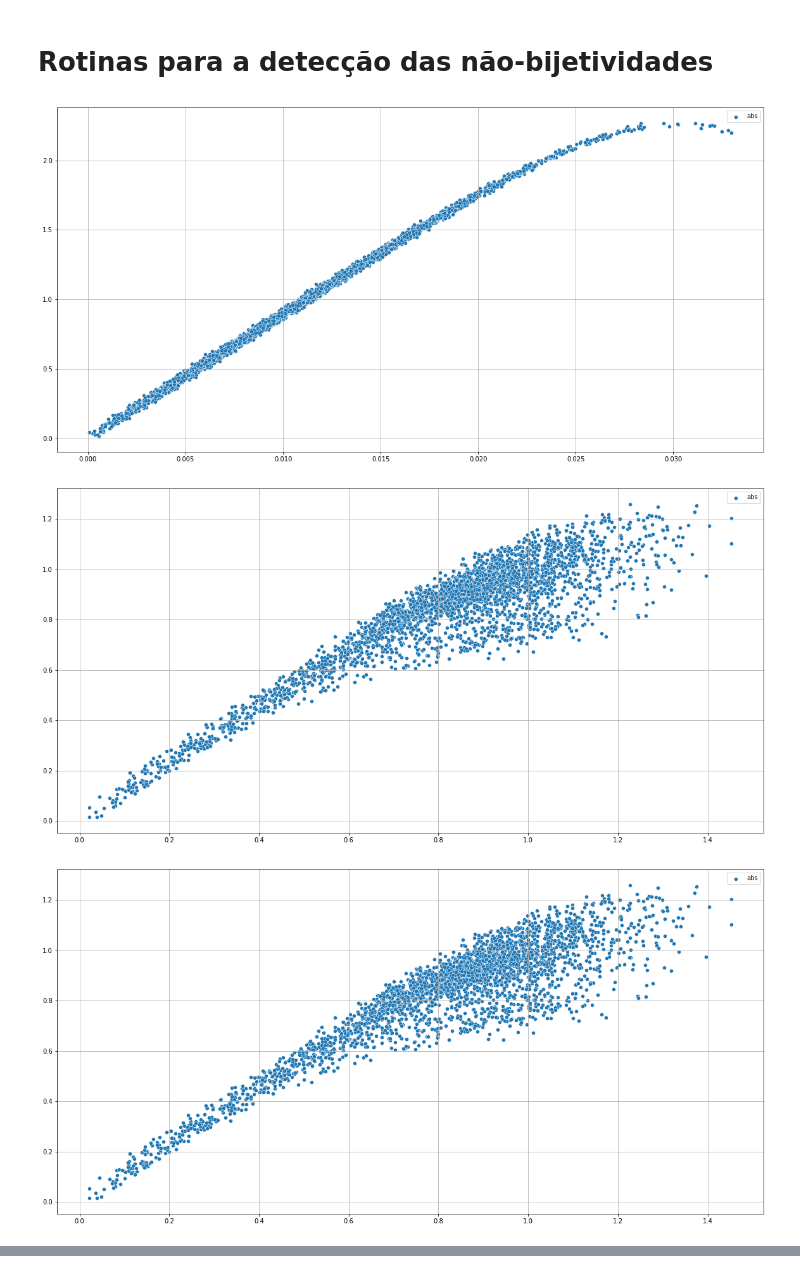
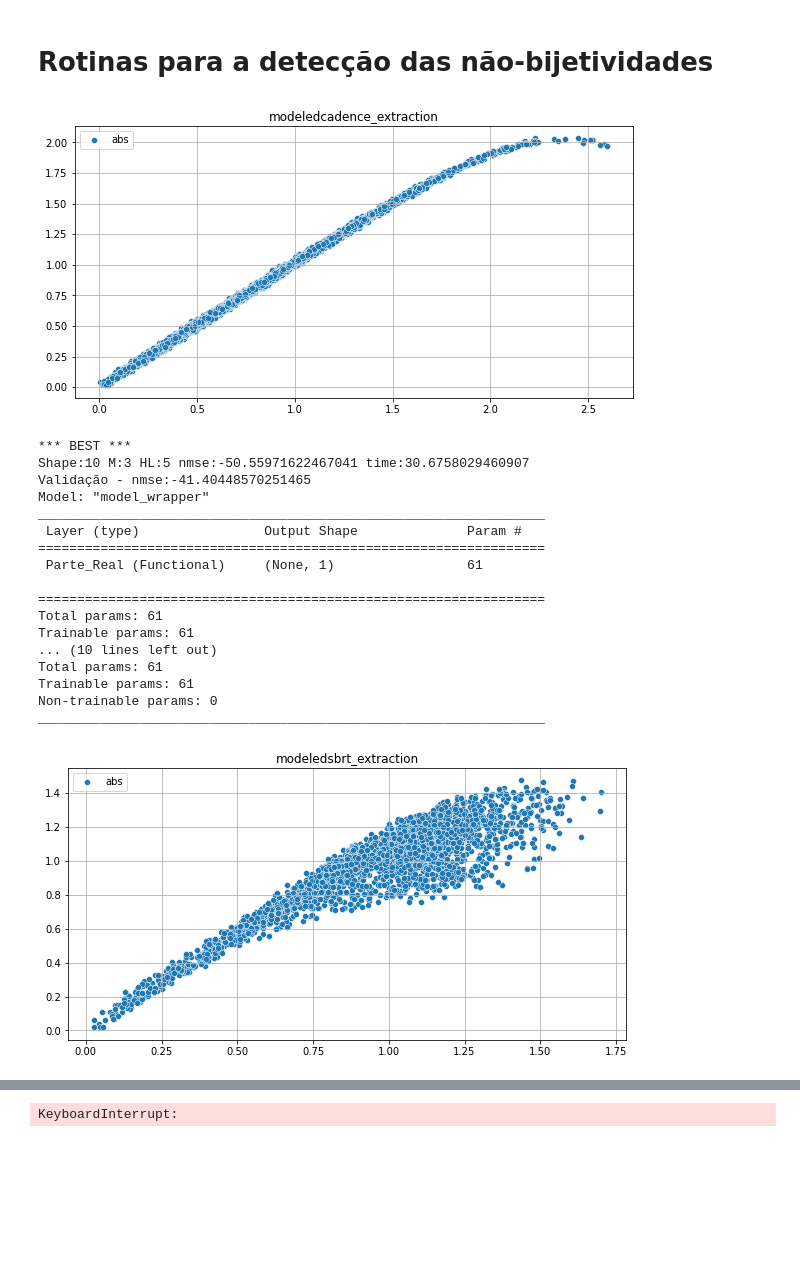
Before and after one commit to CaioMizerkowski/TCC, a Jupyter notebook: nb/parteB.ipynb, the cells around one changed output, grey strips where cells are left out. Drawn from its saved outputs; the diff is of its cells as text; code cells hidden in the pictures; blank space fills up the shorter version.

Commit message:
🚧: Primeiros modelos feitos, dados ainda em treinamento made by Caio Mizerkowski for college

```diff
--- a/nb/parteB.ipynb
+++ b/nb/parteB.ipynb
@@ -11,21 +121,69 @@ def load_csv2numpy(p):
+# %%
+def validation(model, x, y, M):
+    a,dc,ds = prep_data(x, M)
+    inputs = np.concatenate([a,dc,ds], axis=1)
+
+    s_hat_real = model[0].predict(inputs, verbose=0).reshape(-1,)
+    s_hat_imag = model[1].predict(inputs, verbose=0).reshape(-1,)
+
+    s_hat = s_hat_real + 1j*s_hat_imag
+    y_hat = recuperar_data(s_hat, x[M:-1])
+    # nmse
+    nmse = 10*np.log10(
+        np.sum(np.abs(y[M:-1]-y_hat)**2)/
+        np.sum(np.abs(y[M:-1])**2)
+        )
+    print(f'Validação - nmse:{nmse}')
+    model[0].summary()
+    model[1].summary()
+    return nmse
 # %%
-for p in Path().glob('../data/*.csv'):
+for p in Path().glob('../data/*_extraction.csv'):
     data = load_csv2numpy(p)
-    x_real = data[:, 0]
-    x_imag = data[:, 1]
-    x_abs = np.abs(x_real + 1j * x_imag)
-    y_real = data[:, 2]
-    y_imag = data[:, 3]
-    y_abs = np.abs(y_real + 1j * y_imag)
-    plt.figure(figsize=(20,10))
-    #sns.scatterplot(x=y_abs, y=x_imag, label='imag')
-    #sns.scatterplot(x=y_abs, y=x_real, label='real')
-    #sns.scatterplot(x=y_abs, y=x_abs, label='abs')
+
+    x = data[:, 0] + 1j*data[:, 1]
+    x = normalize_data(x)
+    x_abs = np.abs(x)
+
+    y = data[:, 2] + 1j*data[:, 3]
+    y = normalize_data(y)
+    y_abs = np.abs(y)
+
+    plt.figure(figsize=(10,5))
     sns.scatterplot(x=x_abs, y=y_abs, label='abs')
     plt.grid()
+    plt.title(p.stem)
     plt.show()
     plt.close()
+
+    best_model, M = find_best_M_HL(x, y, M_min=3, M_max=20, HL_min=5, HL_max=20)
+
+    pv = p.parent/p.parts[-1].replace('extraction', 'validation')
+    data = load_csv2numpy(pv)
+
+    x = data[:, 0] + 1j*data[:, 1]
+    x = normalize_data(x)
+    y = data[:, 2] + 1j*data[:, 3]
+    y = normalize_data(y)
+
+    nmse = validation(best_model, x, y, M)
 # %% [output]
-[figure, old version]
+[figure, new version]
+*** BEST ***
+Shape:10 M:3 HL:5 nmse:-50.55971622467041 time:30.6758029460907
+Validação - nmse:-41.40448570251465
+Model: "model_wrapper"
+_________________________________________________________________
+ Layer (type)                Output Shape              Param #
+=================================================================
+ Parte_Real (Functional)     (None, 1)                 61
+
+=================================================================
+Total params: 61
+Trainable params: 61
+... (10 lines left out)
+Total params: 61
+Trainable params: 61
+Non-trainable params: 0
+_________________________________________________________________
-[figure, old version]
+[figure, new version]
-[figure, removed]
@@ -36,0 +204 @@ for p in Path().glob('../data/*.csv'):
+KeyboardInterrupt:
```
Also changed, not shown: parts of 10 cells of this notebook, 6 other files.
